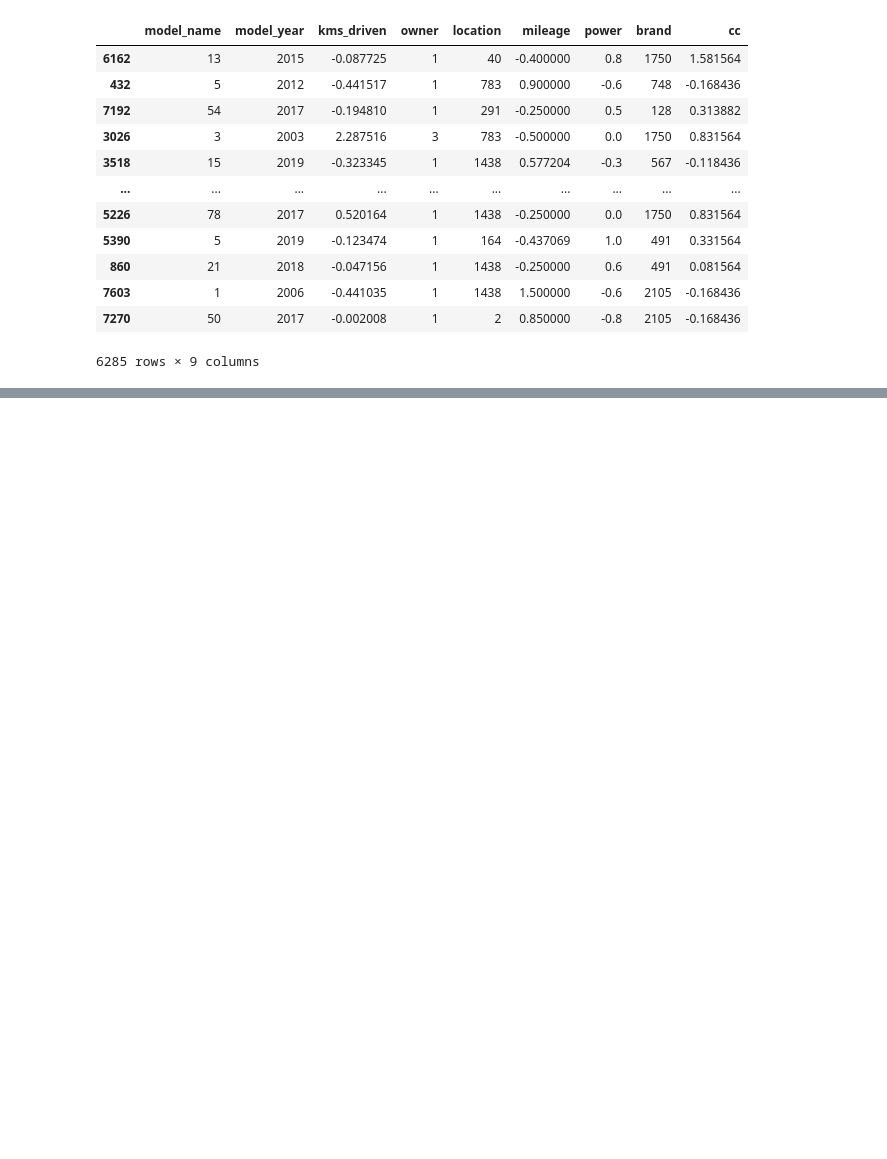
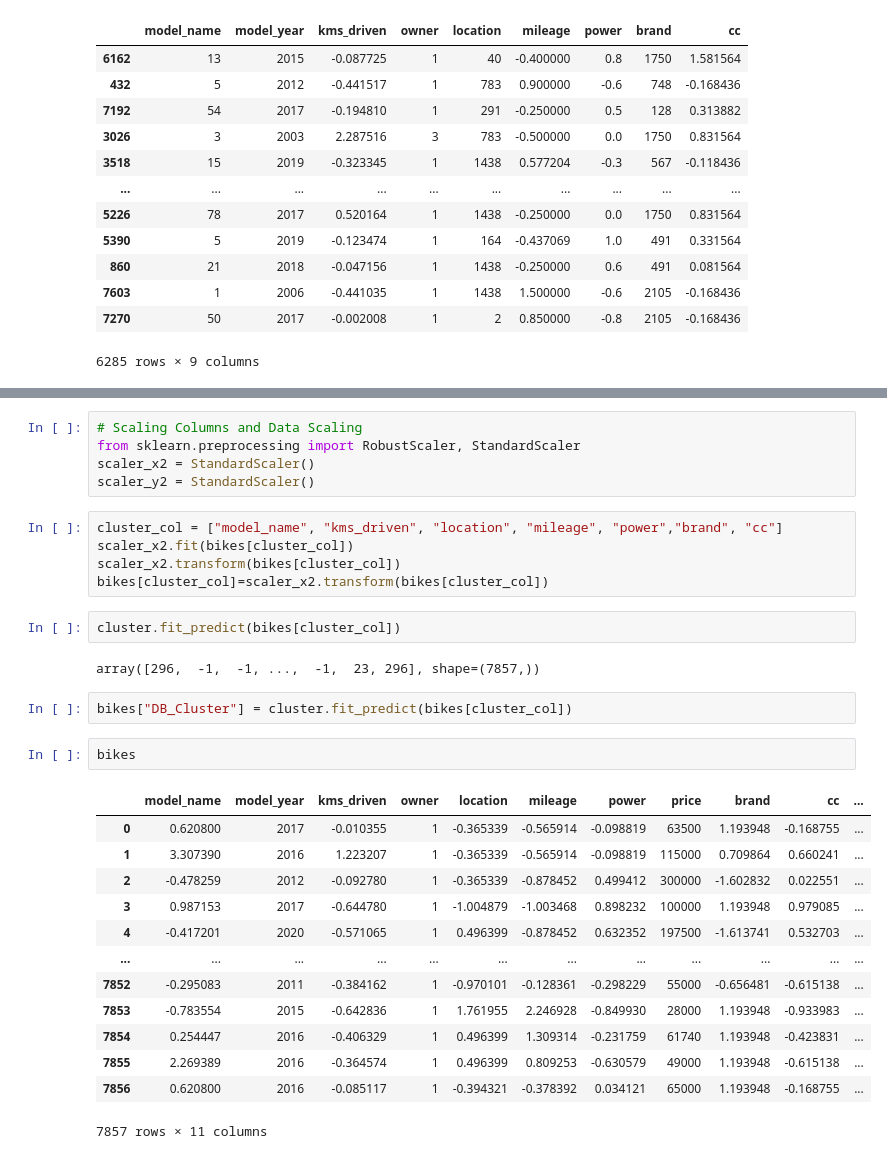
Before and after one commit to sushantkas/Pr-2-used-bikes, a Jupyter notebook: ML_Model.ipynb, the cells around one changed output, grey strips where cells are left out. Drawn from its saved outputs; the diff is of its cells as text; blank space fills up the shorter version.

```diff
--- a/ML_Model.ipynb
+++ b/ML_Model.ipynb
@@ -383,0 +325,32 @@ array([[ 1.        , -0.33111254,  0.        , ...,  0.64409031,
+# %%
+# Scaling Columns and Data Scaling
+from sklearn.preprocessing import RobustScaler, StandardScaler
+scaler_x2 = StandardScaler()
+scaler_y2 = StandardScaler()
+# %%
+cluster_col = ["model_name", "kms_driven", "location", "mileage", "power","brand", "cc"]
+scaler_x2.fit(bikes[cluster_col])
+scaler_x2.transform(bikes[cluster_col])
+bikes[cluster_col]=scaler_x2.transform(bikes[cluster_col])
+# %%
+cluster.fit_predict(bikes[cluster_col])
+# %% [output]
+array([296,  -1,  -1, ...,  -1,  23, 296], shape=(7857,))
+# %%
+bikes["DB_Cluster"] = cluster.fit_predict(bikes[cluster_col])
+# %%
+bikes
+# %% [output]
+|  | model_name | model_year | kms_driven | owner | location | mileage | power | price | brand | cc | ... |
+| 0 | 0.620800 | 2017 | -0.010355 | 1 | -0.365339 | -0.565914 | -0.098819 | 63500 | 1.193948 | -0.168755 | ... |
+| 1 | 3.307390 | 2016 | 1.223207 | 1 | -0.365339 | -0.565914 | -0.098819 | 115000 | 0.709864 | 0.660241 | ... |
+| 2 | -0.478259 | 2012 | -0.092780 | 1 | -0.365339 | -0.878452 | 0.499412 | 300000 | -1.602832 | 0.022551 | ... |
+| 3 | 0.987153 | 2017 | -0.644780 | 1 | -1.004879 | -1.003468 | 0.898232 | 100000 | 1.193948 | 0.979085 | ... |
+| 4 | -0.417201 | 2020 | -0.571065 | 1 | 0.496399 | -0.878452 | 0.632352 | 197500 | -1.613741 | 0.532703 | ... |
+| ... | ... | ... | ... | ... | ... | ... | ... | ... | ... | ... | ... |
+| 7852 | -0.295083 | 2011 | -0.384162 | 1 | -0.970101 | -0.128361 | -0.298229 | 55000 | -0.656481 | -0.615138 | ... |
+| 7853 | -0.783554 | 2015 | -0.642836 | 1 | 1.761955 | 2.246928 | -0.849930 | 28000 | 1.193948 | -0.933983 | ... |
+| 7854 | 0.254447 | 2016 | -0.406329 | 1 | 0.496399 | 1.309314 | -0.231759 | 61740 | 1.193948 | -0.423831 | ... |
+| 7855 | 2.269389 | 2016 | -0.364574 | 1 | 0.496399 | 0.809253 | -0.630579 | 49000 | 1.193948 | -0.615138 | ... |
+| 7856 | 0.620800 | 2016 | -0.085117 | 1 | -0.394321 | -0.378392 | 0.034121 | 65000 | 1.193948 | -0.168755 | ... |
+7857 rows × 11 columns
```
Also changed, not shown: parts of 19 cells of this notebook, 1 other file.
